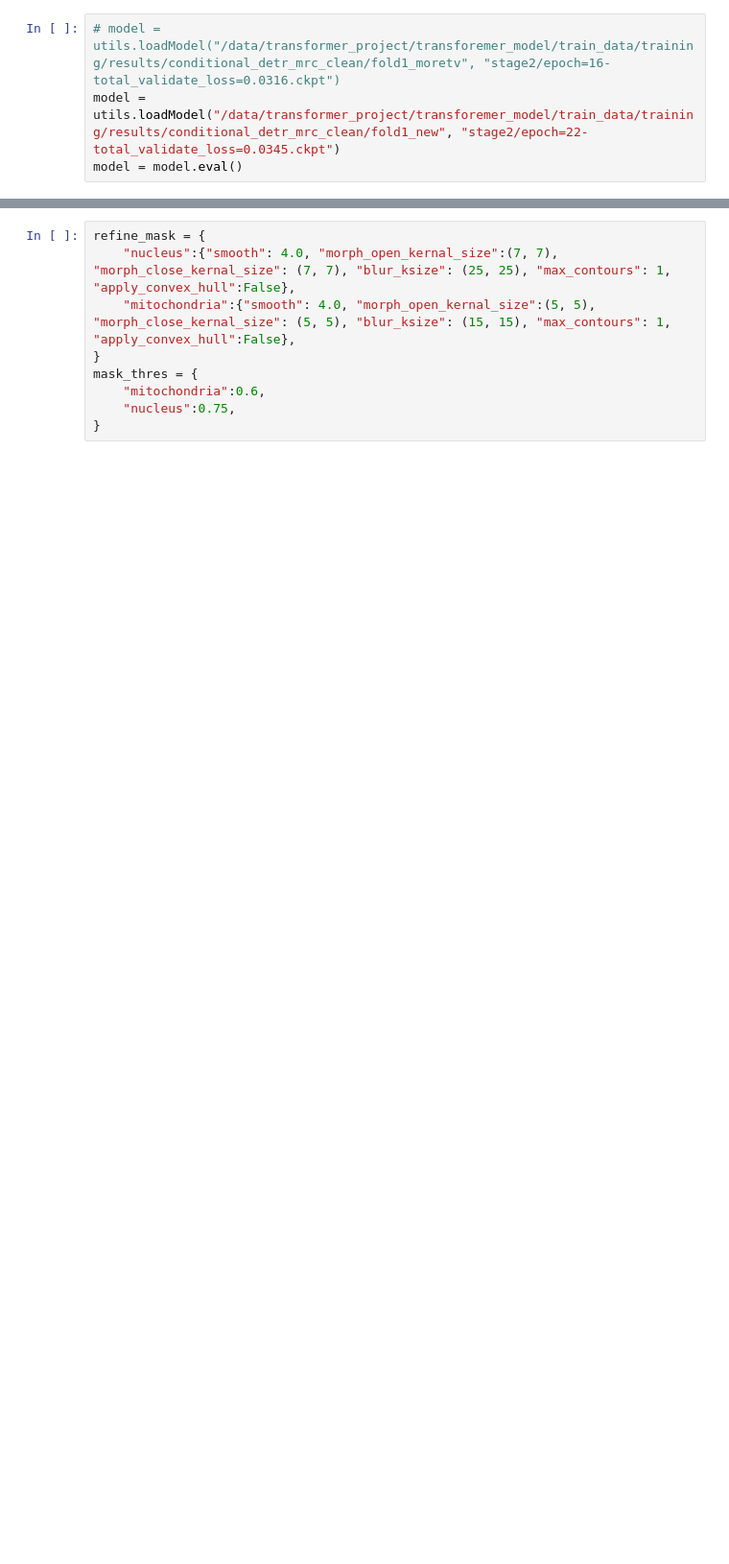
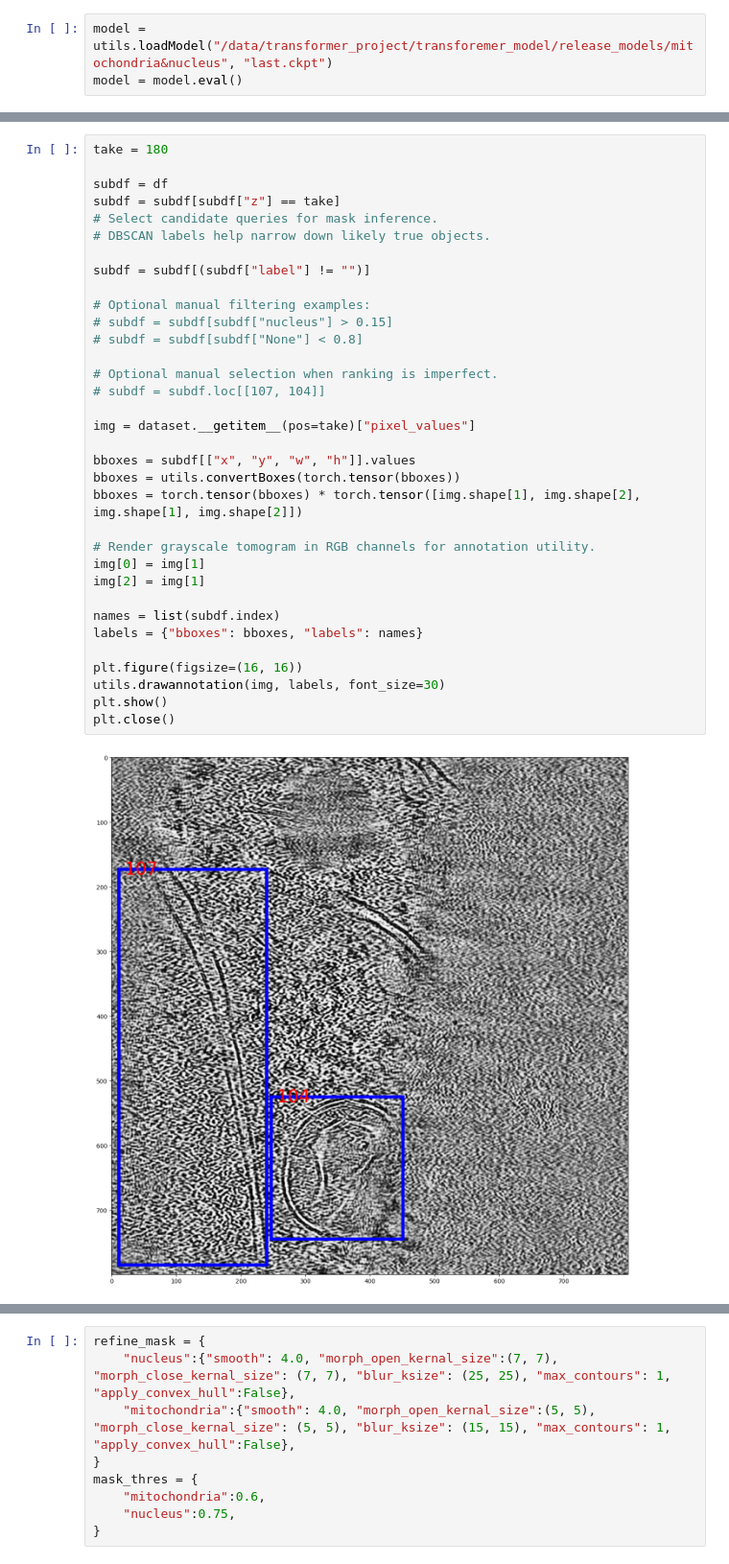
Before and after one commit to tyfei0216/TomoGNN, a Jupyter notebook: notebooks/scan_organelle.ipynb, the cells around one changed output, grey strips where cells are left out. Shown at 96% size. Drawn from its saved outputs; the diff is of its cells as text; blank space fills up the shorter version.

```diff
--- a/notebooks/scan_organelle.ipynb
+++ b/notebooks/scan_organelle.ipynb
@@ -16,5 +37,4 @@ import pickle
 # %%
-# model = utils.loadModel("/data/transformer_project/transforemer_model/train_data/training/results/conditional_detr_mrc_clean/fold1_moretv", "stage2/epoch=16-total_validate_loss=0.0316.ckpt")
-model = utils.loadModel("/data/transformer_project/transforemer_model/train_data/training/results/conditional_detr_mrc_clean/fold1_new", "stage2/epoch=22-total_validate_loss=0.0345.ckpt")
+model = utils.loadModel("/data/transformer_project/transforemer_model/release_models/mitochondria&nucleus", "last.ckpt")
 model = model.eval()
 # %% [output]
@@ -136,0 +129,36 @@ plt.close()
+# %%
+take = 180
+
+subdf = df
+subdf = subdf[subdf["z"] == take]
+# Select candidate queries for mask inference.
+# DBSCAN labels help narrow down likely true objects.
+
+subdf = subdf[(subdf["label"] != "")]
+
+# Optional manual filtering examples:
+# subdf = subdf[subdf["nucleus"] > 0.15]
+# subdf = subdf[subdf["None"] < 0.8]
+
+# Optional manual selection when ranking is imperfect.
+# subdf = subdf.loc[[107, 104]]
+
+img = dataset.__getitem__(pos=take)["pixel_values"]
+
+bboxes = subdf[["x", "y", "w", "h"]].values
+bboxes = utils.convertBoxes(torch.tensor(bboxes))
+bboxes = torch.tensor(bboxes) * torch.tensor([img.shape[1], img.shape[2], img.shape[1], img.shape[2]])
+
+# Render grayscale tomogram in RGB channels for annotation utility.
+img[0] = img[1]
+img[2] = img[1]
+
+names = list(subdf.index)
+labels = {"bboxes": bboxes, "labels": names}
+
+plt.figure(figsize=(16, 16))
+utils.drawannotation(img, labels, font_size=30)
+plt.show()
+plt.close()
+# %% [output]
+[figure, added]
```
Also changed, not shown: parts of 21 cells of this notebook, 15 other files.
